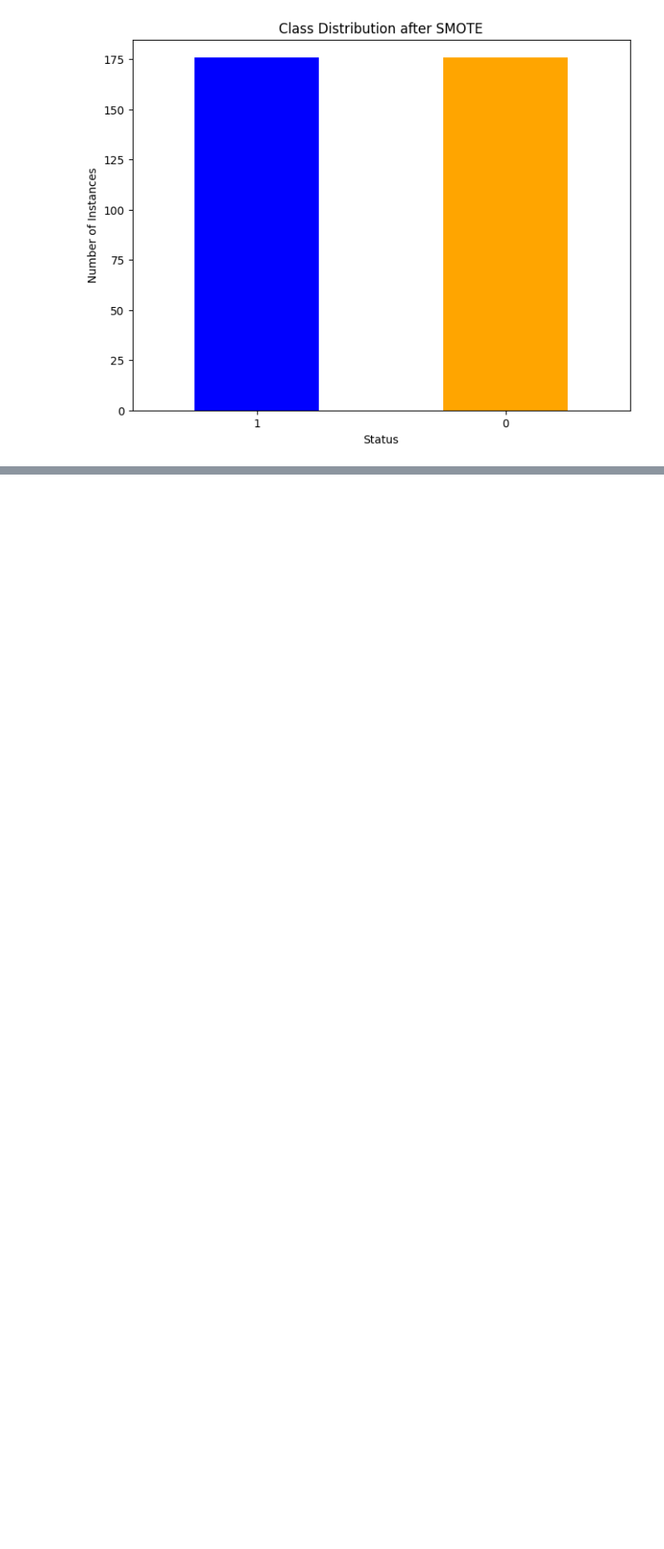
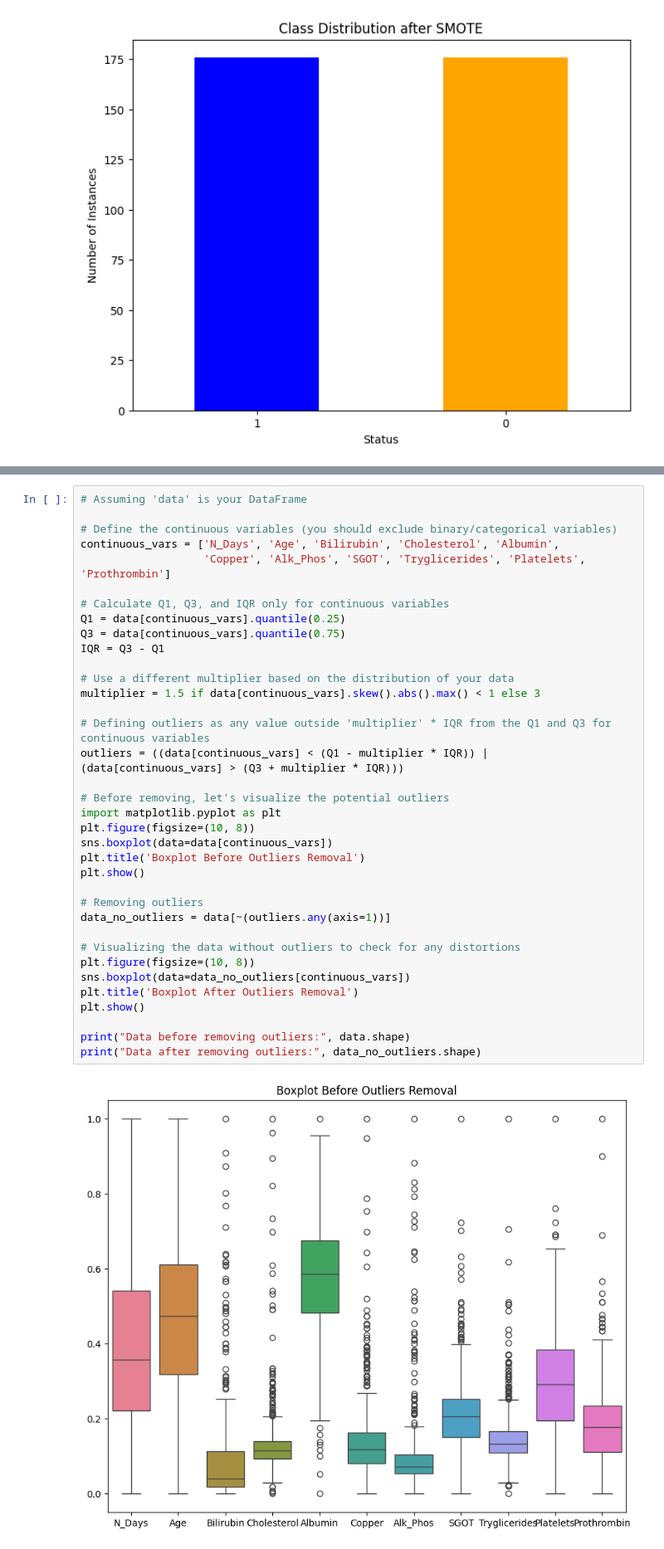
Before and after one commit to sanalpillai/Data-Cleaning-Feature-Selection-Modeling-and-Interpretability, a Jupyter notebook: Data_Cleaning_Feature_Selection_Modeling_and_Interpretability.ipynb, the cells around one changed output, grey strips where cells are left out. Shown at 83% size. Drawn from its saved outputs; the diff is of its cells as text; blank space fills up the shorter version.

```diff
--- a/Data_Cleaning_Feature_Selection_Modeling_and_Interpretability.ipynb
+++ b/Data_Cleaning_Feature_Selection_Modeling_and_Interpretability.ipynb
@@ -385,0 +595,38 @@ plt.show()
+# %%
+# Assuming 'data' is your DataFrame
+
+# Define the continuous variables (you should exclude binary/categorical variables)
+continuous_vars = ['N_Days', 'Age', 'Bilirubin', 'Cholesterol', 'Albumin',
+                   'Copper', 'Alk_Phos', 'SGOT', 'Tryglicerides', 'Platelets', 'Prothrombin']
+
+# Calculate Q1, Q3, and IQR only for continuous variables
+Q1 = data[continuous_vars].quantile(0.25)
+Q3 = data[continuous_vars].quantile(0.75)
+IQR = Q3 - Q1
+
+# Use a different multiplier based on the distribution of your data
+multiplier = 1.5 if data[continuous_vars].skew().abs().max() < 1 else 3
+
+# Defining outliers as any value outside 'multiplier' * IQR from the Q1 and Q3 for continuous variables
+outliers = ((data[continuous_vars] < (Q1 - multiplier * IQR)) | (data[continuous_vars] > (Q3 + multiplier * IQR)))
+
+# Before removing, let's visualize the potential outliers
+import matplotlib.pyplot as plt
+plt.figure(figsize=(10, 8))
+sns.boxplot(data=data[continuous_vars])
+plt.title('Boxplot Before Outliers Removal')
+plt.show()
+
+# Removing outliers
+data_no_outliers = data[~(outliers.any(axis=1))]
+
+# Visualizing the data without outliers to check for any distortions
+plt.figure(figsize=(10, 8))
+sns.boxplot(data=data_no_outliers[continuous_vars])
+plt.title('Boxplot After Outliers Removal')
+plt.show()
+
+print("Data before removing outliers:", data.shape)
+print("Data after removing outliers:", data_no_outliers.shape)
+# %% [output]
+[figure, added]
```
Also changed, not shown: parts of 28 cells of this notebook.
